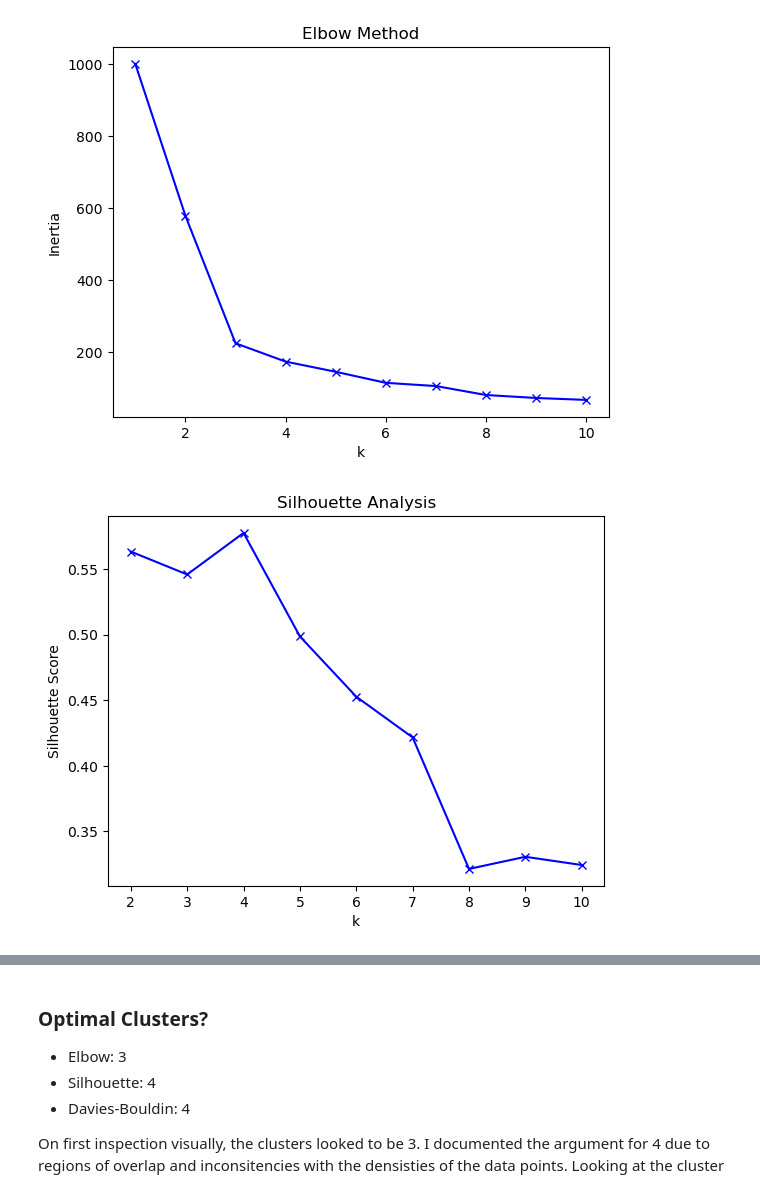
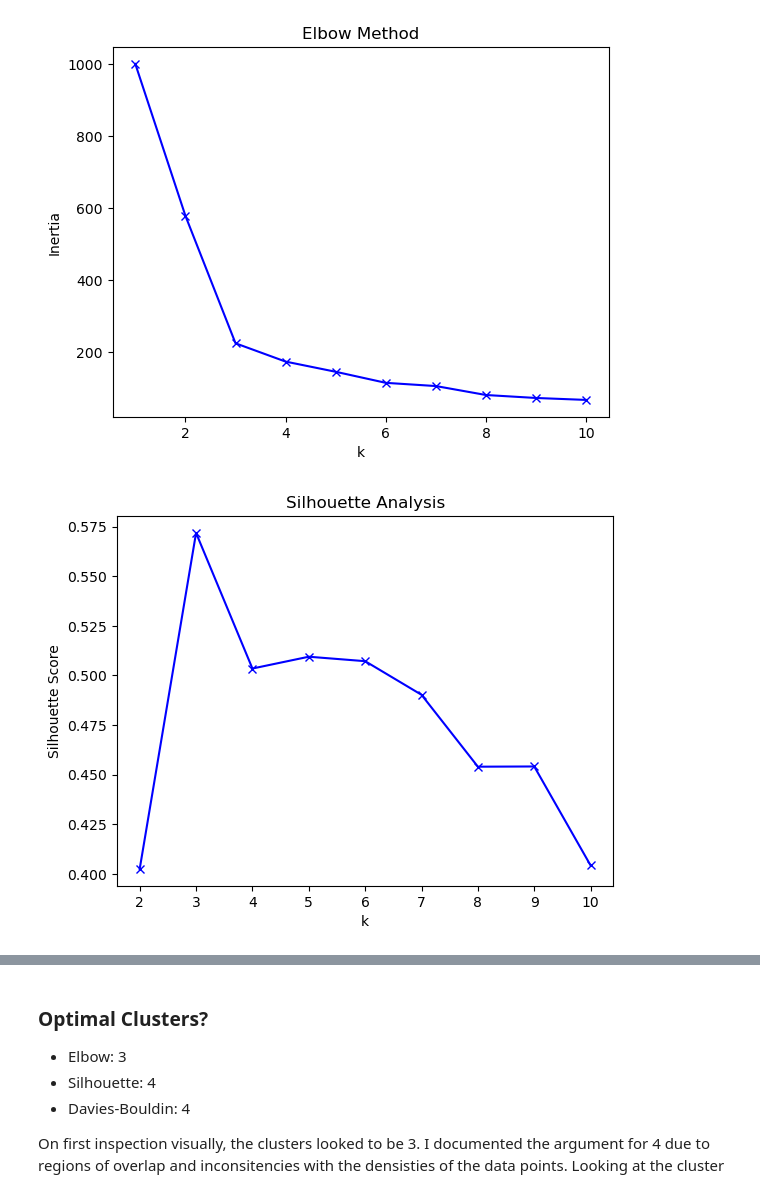
Before and after one commit to jairus-m/uden-msds, a Jupyter notebook: comp_4432/05_clustering.ipynb, the cells around one changed output, grey strips where cells are left out. Drawn from its saved outputs; the diff is of its cells as text; code cells hidden in the pictures.

Commit message:
update: X > X_scaled for caculating silhouette / davies-bouldin metrics + aic/bic scores

```diff
--- a/comp_4432/05_clustering.ipynb
+++ b/comp_4432/05_clustering.ipynb
@@ -85,20 +85,20 @@ plt.show()
 # %%
 # silhouette
 
 silhouette_scores = []
 for k in range(2, 11):
     kmeans = KMeans(n_clusters=k, random_state=432)
-    kmeans.fit(X)
-    score = silhouette_score(X, kmeans.labels_)
+    kmeans.fit(X_scaled)
+    score = silhouette_score(X_scaled, kmeans.labels_)
     silhouette_scores.append(score)
 
 plt.plot(range(2, 11), silhouette_scores, 'bx-')
 plt.xlabel('k')
 plt.ylabel('Silhouette Score')
 plt.title('Silhouette Analysis')
 plt.show()
 # %% [output]
-[figure, old version]
+[figure, new version]
 # %%
 # davies-bouldin
 
```
Also changed, not shown: parts of 2 cells of this notebook.
